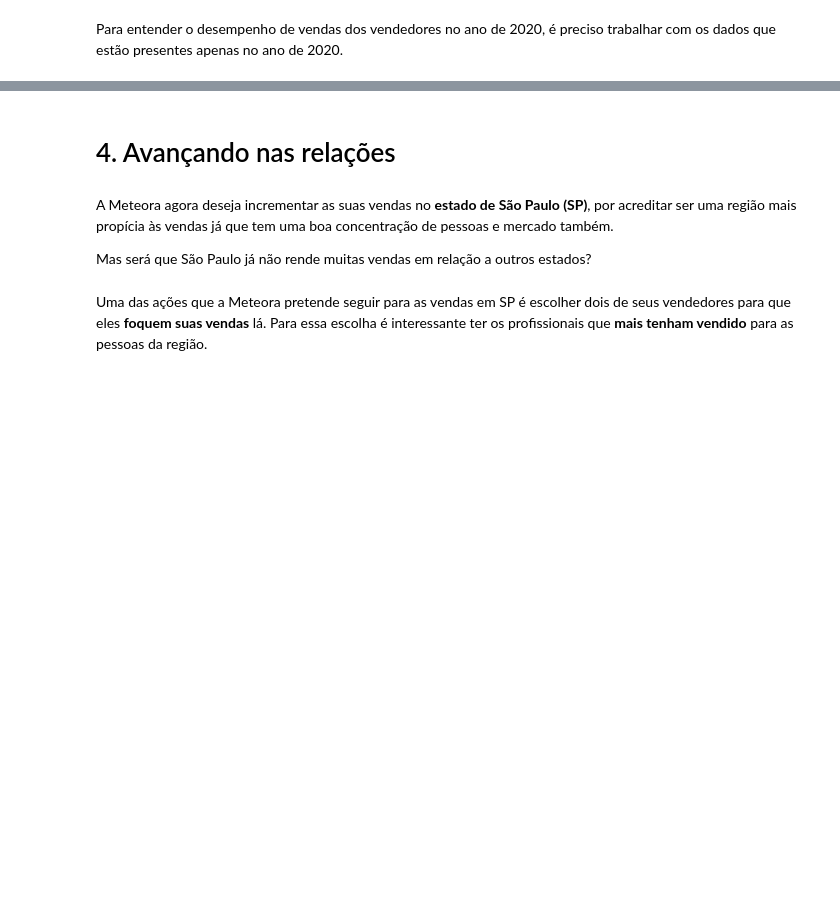
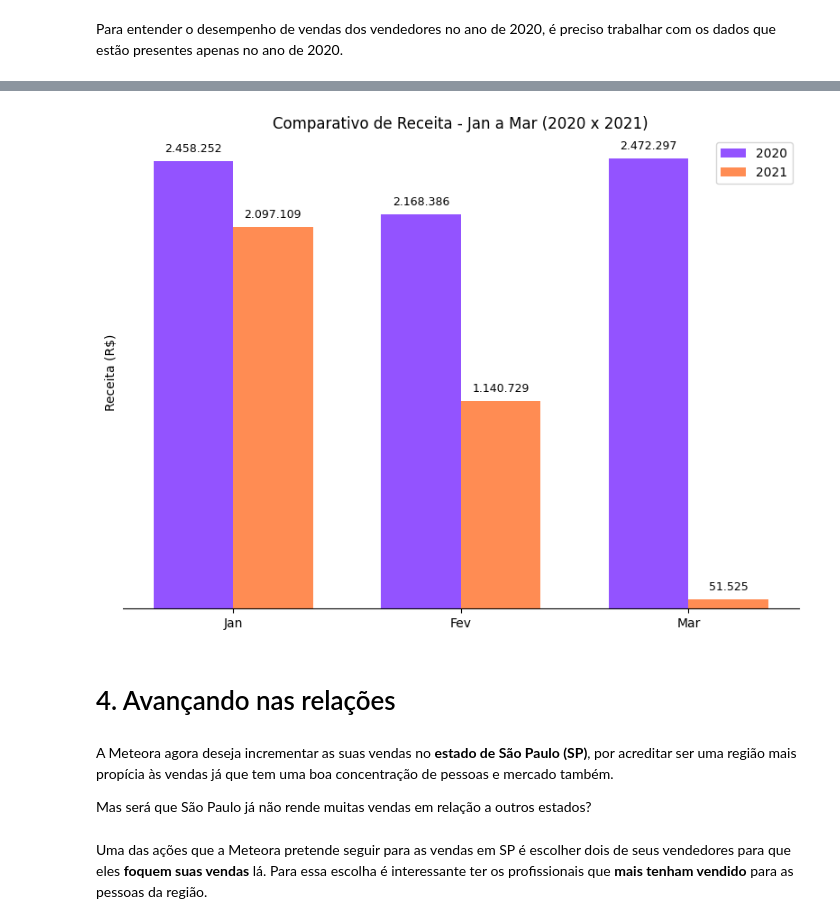
Before and after one commit to Max-Willians/projeto---meteora, a Jupyter notebook: Notebook_Meteora.ipynb, the cells around one changed output, grey strips where cells are left out. Drawn from its saved outputs; the diff is of its cells as text; code cells hidden in the pictures; blank space fills up the shorter version.

```diff
--- a/Notebook_Meteora.ipynb
+++ b/Notebook_Meteora.ipynb
@@ -279,3 +406,41 @@ Para entender o desempenho de vendas dos vendedores no ano de 2020, é preciso t
+# %%
+# Comparação de vendas dos 3 primeiros meses de 2020 e 2021
+import numpy as np
+
+# Pegando os valores diretamente dos dataframes
+meses = ['Jan', 'Fev', 'Mar']
+receita_2020 = df_prod_2020['Receita'].tolist()
+receita_2021 = df_prod_2021['Receita'].tolist()
+
+# Eixo X e largura das barras
+x = np.arange(len(meses))
+largura = 0.35
+
+# Criando o gráfico
+plt.figure(figsize=(8, 6))
+plt.bar(x - largura/2, receita_2020, width=largura, label='2020', color='#9353FF')
+plt.bar(x + largura/2, receita_2021, width=largura, label='2021', color='#FF8C53')
+
+# Adicionando rótulos e título
+plt.ylabel('Receita (R$)')
+plt.title('Comparativo de Receita - Jan a Mar (2020 x 2021)')
+plt.xticks(x, meses)
+plt.yticks([]) # Remove os valores do eixo y
+plt.legend()
+
+# Mostrando os valores nas barras
+for i in range(len(meses)):
+    plt.text(x[i] - largura/2, receita_2020[i] + 50000, f'{receita_2020[i]:,.0f}'.replace(',', '.'), ha='center', fontsize=9)
+    plt.text(x[i] + largura/2, receita_2021[i] + 50000, f'{receita_2021[i]:,.0f}'.replace(',', '.'), ha='center', fontsize=9)
+
+# Remover o box (spines)
+for spine in ['top', 'right', 'left']:
+    plt.gca().spines[spine].set_visible(False)
+
+plt.tight_layout()
+plt.show()
+# %% [output]
+[figure, added]
 # %% [markdown]
 # 4. Avançando nas relações
 # %% [markdown]
```
Also changed, not shown: parts of 8 cells of this notebook.
